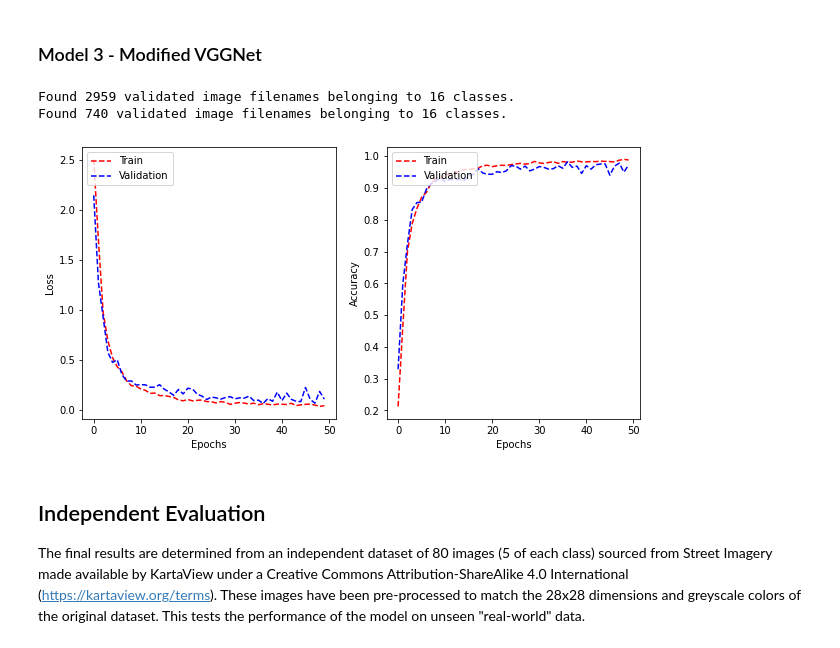
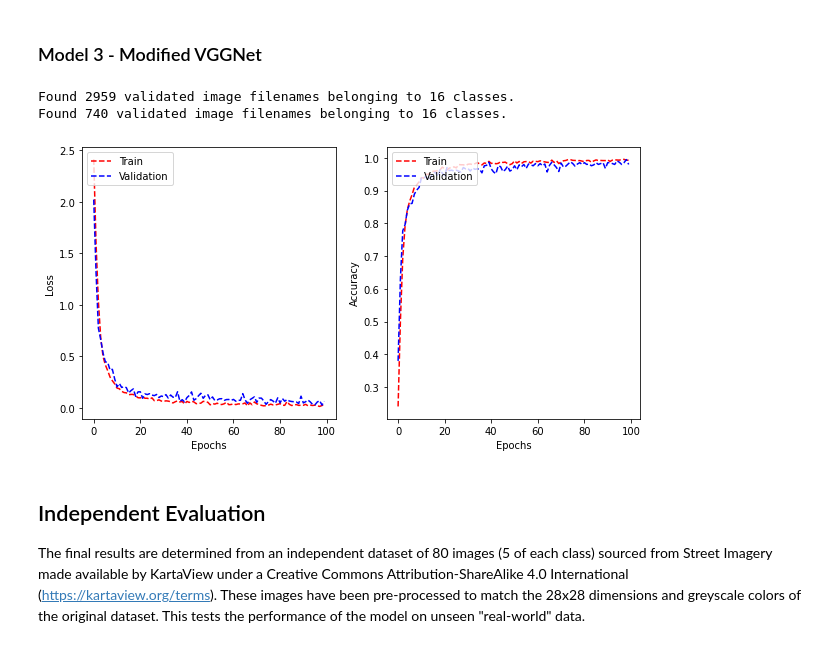
Before and after one commit to Ethan-Rayner/RoadSignClassification, a Jupyter notebook: dan_merge.ipynb, the cells around one changed output. Saved outputs shown, nothing was run; the diff lists cells and outputs as text; code cells hidden in the pictures.

```diff
--- a/dan_merge.ipynb
+++ b/dan_merge.ipynb
@@ -69,20 +69,20 @@ Found 740 validated image filenames belonging to 16 classes.
 # %%
 CLASS_COLUMN = "type"
 BATCH_SIZE = 32
-EPOCHS = 50
+EPOCHS = 100
 
 import models.vggnet as vgg
 from models.utils import history_graph
 from models.utils import create_generator
 
 vgg_train_images = create_generator(train_data, CLASS_COLUMN, IMAGE_SIZE, BATCH_SIZE)
 vgg_val_images = create_generator(val_data, CLASS_COLUMN, IMAGE_SIZE, BATCH_SIZE)
 vgg_model, vgg_history = vgg.fit_model(data, CLASS_COLUMN, vgg_train_images, vgg_val_images, IMAGE_SIZE, EPOCHS)
 history_graph(vgg_history)
 # %% [output]
 Found 2959 validated image filenames belonging to 16 classes.
 Found 740 validated image filenames belonging to 16 classes.
-[figure, old version]
+[figure, new version]
 # %% [markdown]
 ## Independent Evaluation
 The final results are determined from an independent dataset of 80 images (5 of each class) sourced from Street Imagery made available by KartaView under a Creative Commons Attribution-ShareAlike 4.0 International ([https://kartaview.org/terms](https://kartaview.org/terms)). These images have been pre-processed to match the 28x28 dimensions and greyscale colors of the original dataset. This tests the performance of the model on unseen "real-world" data.
```
Also changed, not shown: parts of 2 cells of this notebook.
